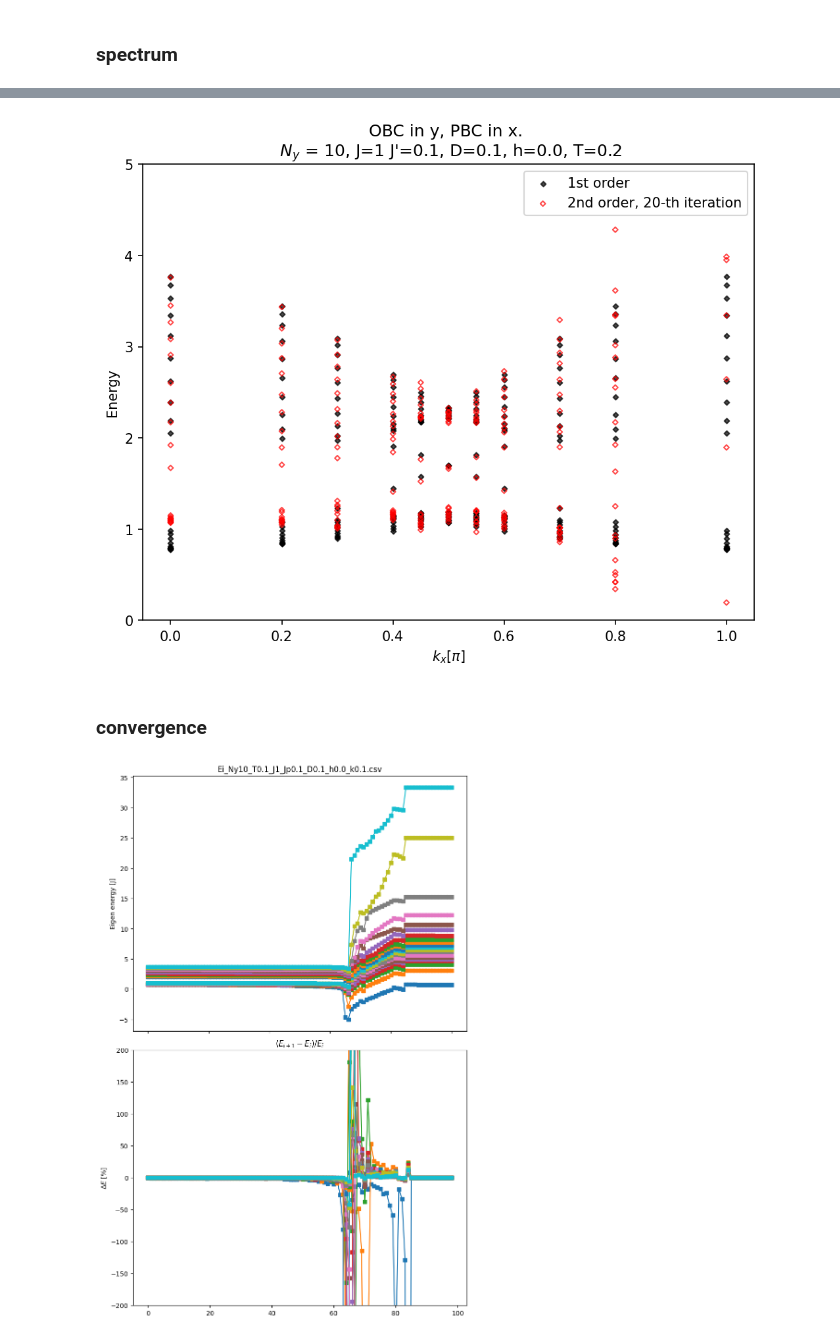
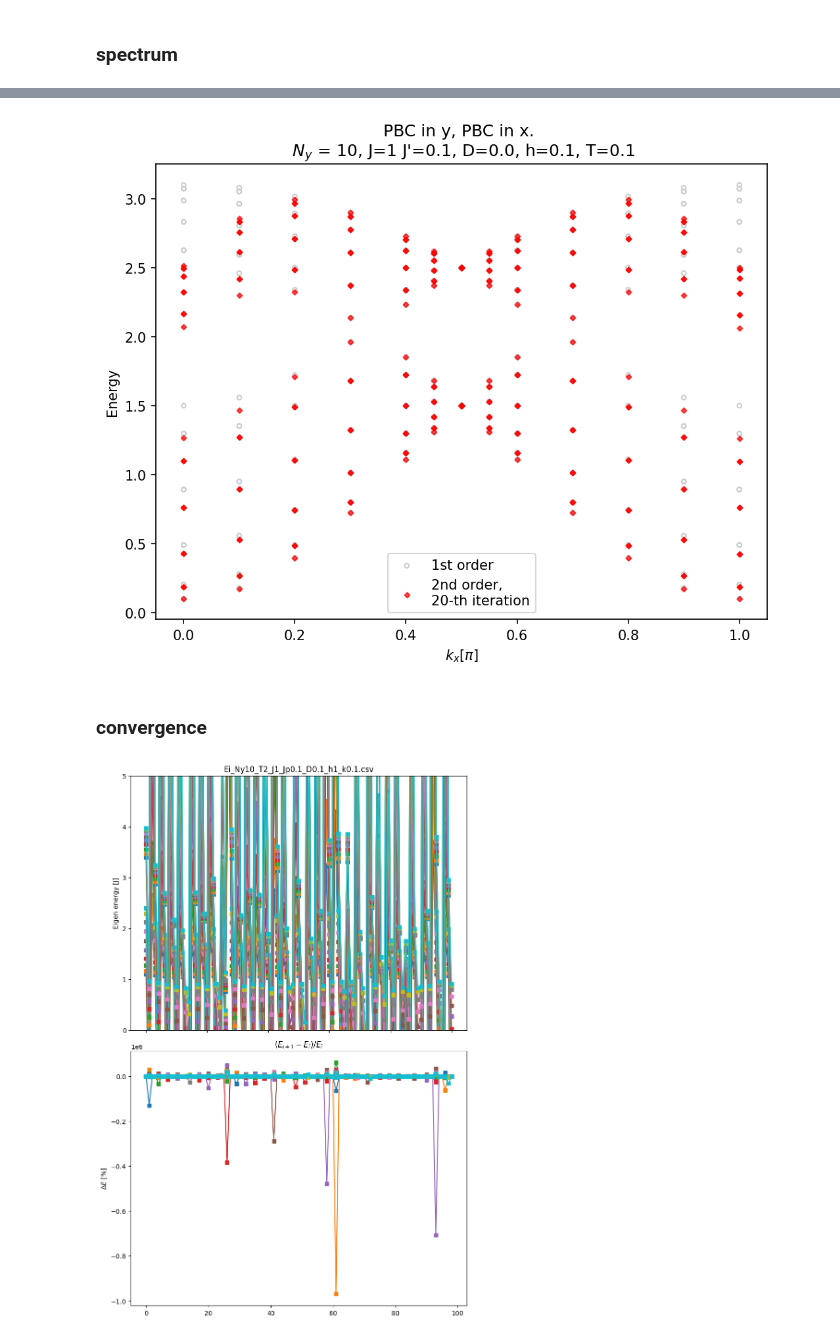
Before and after one commit to AAAAmos/Honeycomb-edge-states, a Jupyter notebook: 2nd_order.ipynb, the cells around one changed output, grey strips where cells are left out. Saved outputs shown, nothing was run; the diff lists cells and outputs as text; code cells hidden in the pictures.

```diff
--- a/2nd_order.ipynb
+++ b/2nd_order.ipynb
@@ -242,15 +458,16 @@ plt.show()
 ### spectrum
 # %%
 j = 1
-J = 0.
+J = 0.1
 D = 0.
-h = 0.0
-T = 0.2
+h = 0.1
+T = 0.1
+OBC = False
 
 iter = 20
 
 K = np.pi/a1
-spec = np.array([0, 0.2, 0.3, 0.4, 0.45, 0.5, 0.55, 0.6, 0.7, 0.8, 1.0])*K
+spec = np.array([0, 0.1, 0.2, 0.3, 0.4, 0.45, 0.5, 0.55, 0.6, 0.7, 0.8, 0.9, 1.0])*K
 # spec = np.linspace(0, K, 11)
 # spec = np.linspace(0.4*K, 0.6*K, 11)
 E_1 = []
@@ -259,9 +476,9 @@ E_2 = []
 for k in spec:
     Ea = 0
     Eb = 0
-    Ea, _, _ = eigenv(hamiltonian_0(j, J, D, h, k))
+    Ea, _, _ = eigenv(hamiltonian_0_1c(j, J, D, h, k, obc=OBC))
     E_1.append(np.real(Ea))
-    Eb = hamiltonian_mft(iter, T, j, J, D, h, k)
+    Eb = hamiltonian_mft_1c(iter, T, j, J, D, h, k, obc=OBC)
     E_2.append(np.real(Eb))
 
 E1 = np.array(E_1)
@@ -290,63 +507,63 @@ fig, ax = plt.subplots(figsize=(8,6), dpi=150)
 
 for i in range(len(Ea)-1):
     ax.scatter(bands[i, :], E1[:,i],
-        color='k', s=7, alpha=0.7, marker='D')
+        color='#CCCCCC', s=10, facecolors='none', marker='o')
     ax.scatter(bands[i, :], E2[:,i],
-        edgecolors='r', facecolors='none', s=7, alpha=0.7, marker='D', zorder=10)
+        edgecolors='r', facecolors='r', s=7, alpha=0.7, marker='D', zorder=10)
 
 ax.scatter(bands[N-1, :], E1[:,N-1],
-    color='k', s=7, alpha=0.7, marker='D', label='1st order', zorder=1)
+    color='#CCCCCC', s=10, facecolors='none', marker='o', label='1st order', zorder=1)
 ax.scatter(bands[N-1, :], E2[:,N-1],
-    edgecolors='r', facecolors='none', s=7, alpha=0.7, marker='D', label=f'2nd order, {iter}-th iteration', zorder=10)
+    edgecolors='r', facecolors='r', s=7, alpha=0.7, marker='D', label=f'2nd order, \n{iter}-th iteration', zorder=10)
 
 ax.set_xlabel('$k_x [\\pi]$')
 ax.set_ylabel('Energy')
 # ax.set_xlim(0, 1)
 # ax.set_xlim(0.5, 1.5)
-ax.set_ylim(0, 5)
+# ax.set_ylim(0, 5)
 ax.legend()
-title = f"OBC in y, PBC in x. \n $N_y$ = {ny}, J={j} J'={J}, D={D}, h={h}, T={T}"
+title = f"PBC in y, PBC in x. \n $N_y$ = {ny}, J={j} J'={J}, D={D}, h={h}, T={T}"
 ax.set_title(title)
 
-plt.savefig(f'./louvre/MagnonMFT_{ny}_J{j}_Jp{J}_D{D}_h{h}_T{T}_itr{iter}.png', dpi=100)
+# plt.savefig(f'./louvre/MagnonMFT_{ny}_J{j}_Jp{J}_D{D}_h{h}_T{T}_itr{iter}.png', dpi=100)
 
 plt.show()
 # %% [output]
-[figure, old version]
+[figure, new version]
 # %% [markdown]
 ### convergence
 # %%
-file = f'Ei_Ny{10}_T{0.1}_J{1}_Jp{0.1}_D{0.1}_h{0.0}_k{0.1}.csv'
+file = f'Ei_Ny{10}_T{2}_J{1}_Jp{0.1}_D{0.1}_h{1}_k{0.1}.csv'
 iterations = 100
 
 fig, axs = plt.subplots(2, 1, figsize=(8, 12), layout='constrained')
 
 data = pd.read_csv('./data/' + file)
 
 ax = axs[0]
 for i in range(len(data.columns)):
     ax.plot(data.iloc[:, i], label=f'E{i}', marker='s')
 
-# ax.set_ylim(0, 5)
+ax.set_ylim(0, 5)
 ax.set_ylabel('Eigen energy [J]')
 ax.label_outer()
 ax.set_title(file)
 
 ax = axs[1]
 for i in range(len(data.columns)):
     delta = []
     for j in range(iterations-1):
         delta.append(100*(data.iloc[j+1, i]-data.iloc[j, i])/data.iloc[j, i])
     ax.plot(delta, label=f'E{i}', marker='s')
 
-ax.set_ylim(-200, 200)
+# ax.set_ylim(-200, 200)
 ax.set_ylabel('$\Delta E$ [%]')
 ax.set_title('$(E_{i+1} - E_i)/E_i$')
 
-# plt.savefig(f'./louvre/{file[:-4]}.png', dpi=100)
+plt.savefig(f'./louvre/{file[:-4]}.png', dpi=100)
 plt.show()
 # %% [output]
-[figure, old version]
+[figure, new version]
 # %%
 j = 1
 J = 0.1
```
Also changed, not shown: parts of 11 cells of this notebook, 3 other files.
